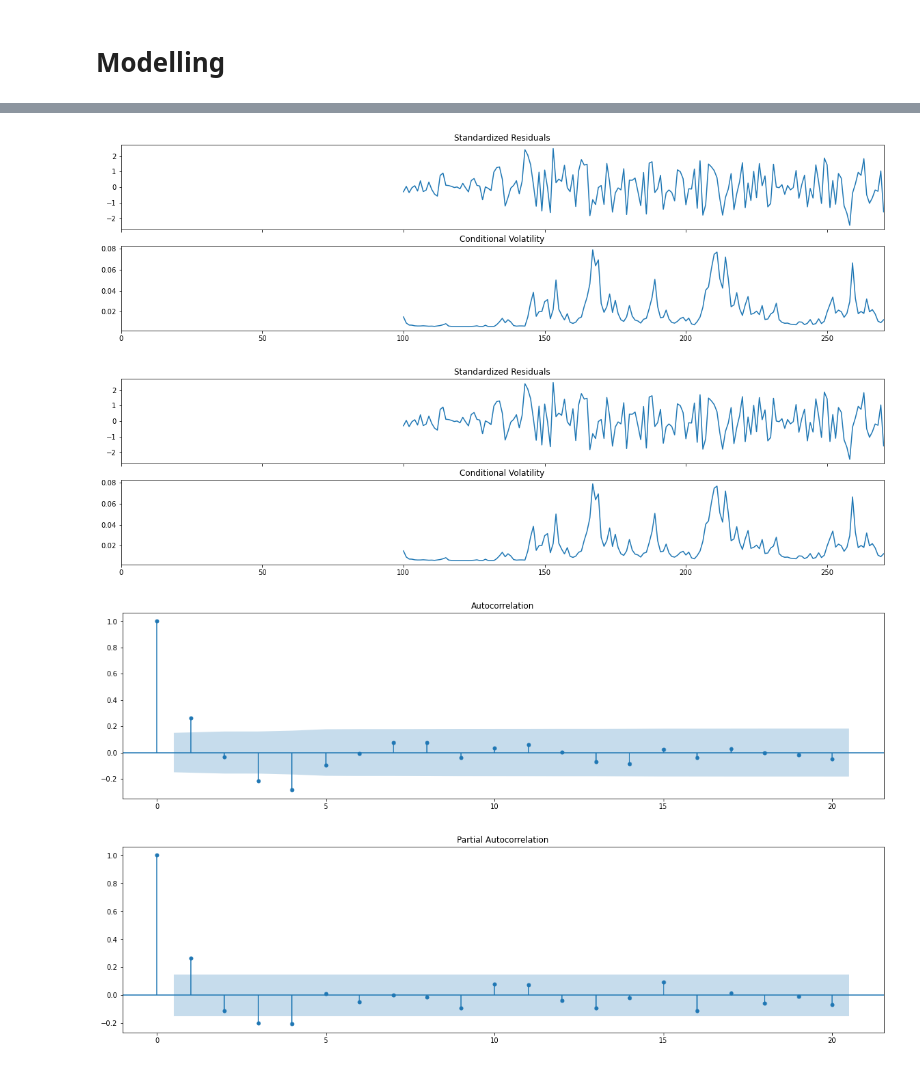
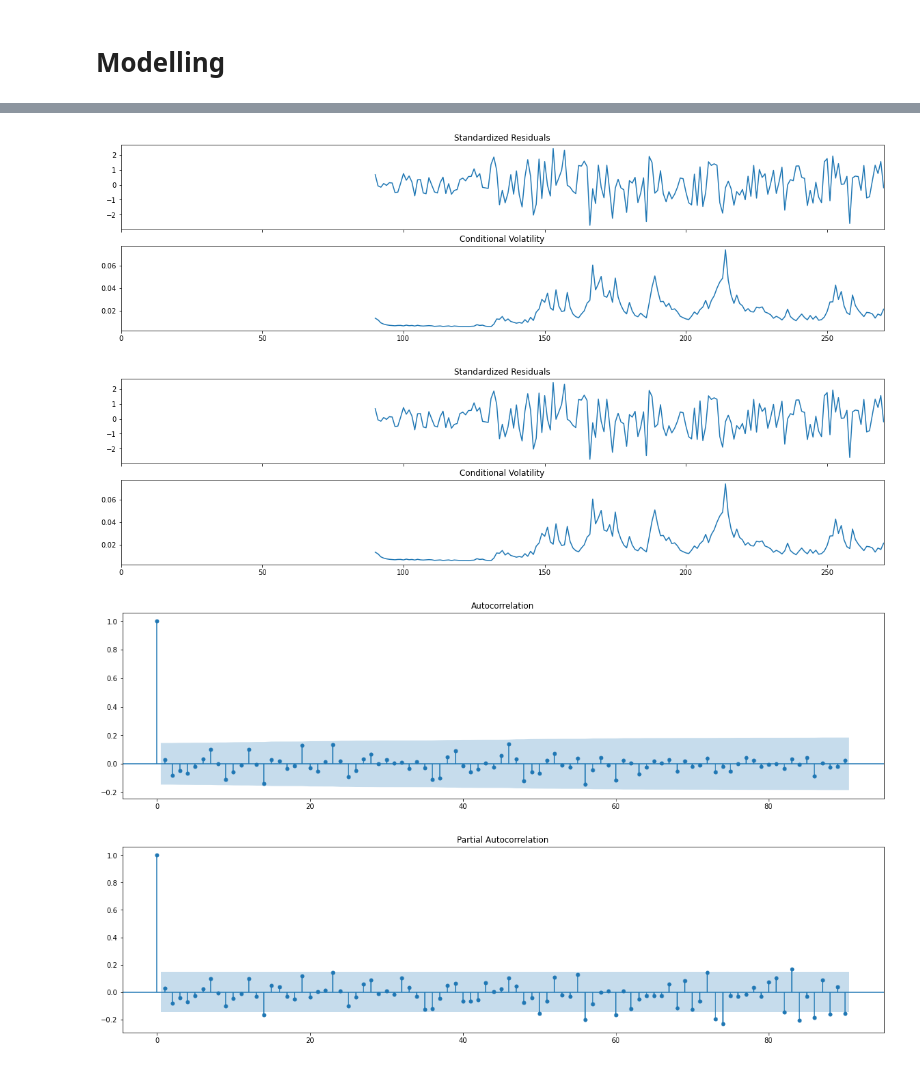
Before and after one commit to VSydorskyy/iasa_master_forecasting, a Jupyter notebook: practical_task/2_final_part.ipynb, the cells around one changed output, grey strips where cells are left out. Cells and saved outputs as stored; diff of their text form; code cells hidden in the pictures.

```diff
--- a/practical_task/2_final_part.ipynb
+++ b/practical_task/2_final_part.ipynb
@@ -93,15 +82,15 @@ def compute_metrics(y_pred, y_true):
 
 def dima_reversed_partial(time_s, preds):
     time_s = np.log1p(time_s)
-    time_s_diff_1 = time_s.diff(1).dropna().reset_index(drop=True)
-    time_s_diff_1_from_pred = time_s_diff_1.shift(1).dropna().reset_index(drop=True) + preds
-    log_result = time_s.shift(1).dropna().reset_index(drop=True) + time_s_diff_1_from_pred
-    return np.expm1(log_result)
+    time_s_diff_1 = time_s.diff(1).dropna()
+    time_s_diff_1_from_pred = time_s_diff_1.shift(1).dropna() + preds
+    log_result = time_s.shift(1).dropna()+ time_s_diff_1_from_pred
+    return np.expm1(log_result).dropna()
 
 def dima_stationary(input):
-    return np.log1p(input).diff(2).dropna().reset_index(drop=True)
+    return np.log1p(input).diff(1).dropna().diff(1).dropna().reset_index(drop=True)
 # %%
-y_true_all = np.log1p(ts['close']).diff(periods=2).dropna().reset_index(drop=True)
+y_true_all = dima_stationary(ts['close'])
 # y_true = dima_stationary(train_fold_1['close'])
 
 y_true = y_true_all.iloc[:-7]
@@ -356,5 +351,5 @@ plt.show()
 # %%
-figarch_m = arch_model(arima_res, mean='HARX', lags=100, vol='FIGARCH', p=1, q=1)
+figarch_m = arch_model(arima_res, mean='HARX', lags=90, vol='FIGARCH', p=1, q=1)
 figarch_m = figarch_m.fit(update_freq=0)
 figarch_m.summary()
 # %% [output]
@@ -407,13 +402,13 @@ Covariance estimator: robust
 # %%
 figarch_m.plot()
 # %% [output]
-[figure, old version]
+[figure, new version]
-[figure, old version]
+[figure, new version]
 # %%
-fig = sm.graphics.tsa.plot_acf(figarch_m.resid.dropna().values.squeeze(), lags=20)
-fig1 = sm.graphics.tsa.plot_pacf(figarch_m.resid.dropna().values.squeeze(), lags=20)
+fig = sm.graphics.tsa.plot_acf(figarch_m.resid.dropna().values.squeeze(), lags=90)
+fig1 = sm.graphics.tsa.plot_pacf(figarch_m.resid.dropna().values.squeeze(), lags=90)
 plt.show()
 # %% [output]
-[figure, old version]
+[figure, new version]
-[figure, old version]
+[figure, new version]
 # %%
```
Also changed, not shown: parts of 23 cells of this notebook.
